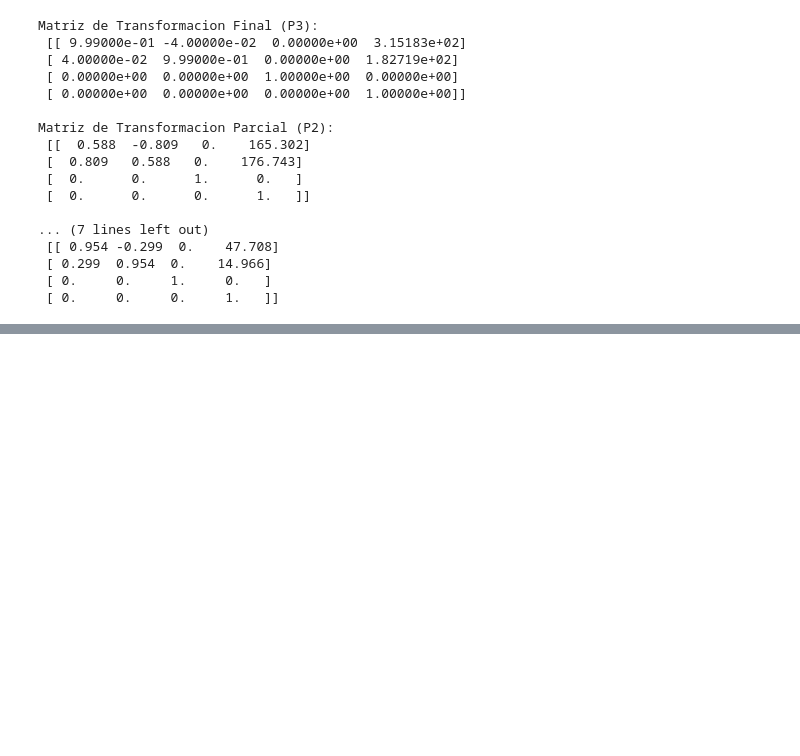
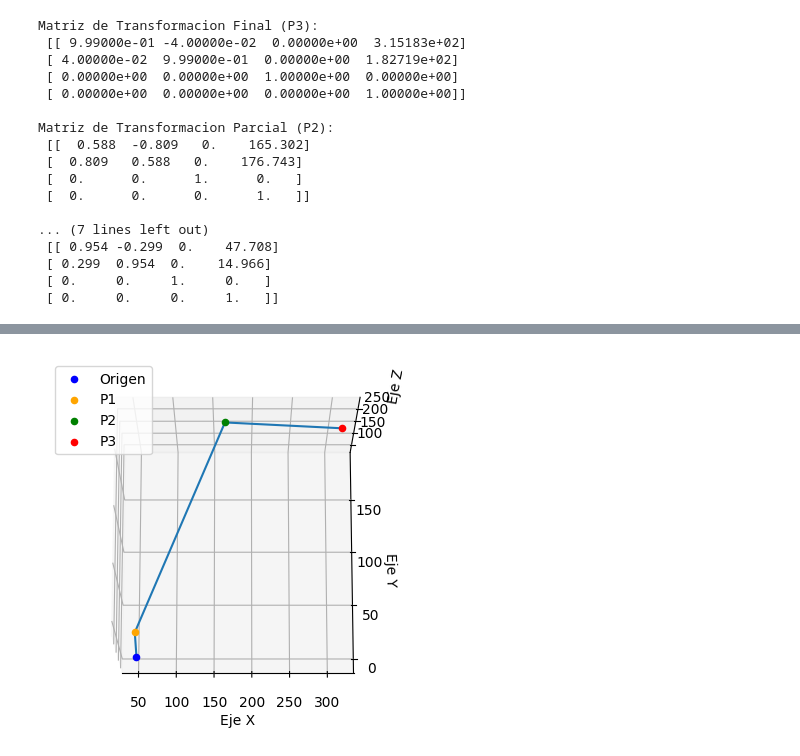
Before and after one commit to JuanjoRestrepo/Robotics, a Jupyter notebook: Corte 2/Cinematica Inversa/cinemativaInversa.ipynb, the cells around one changed output, grey strips where cells are left out. Drawn from its saved outputs; the diff is of its cells as text; code cells hidden in the pictures; blank space fills up the shorter version.

```diff
--- a/Corte 2/Cinematica Inversa/cinemativaInversa.ipynb
+++ b/Corte 2/Cinematica Inversa/cinemativaInversa.ipynb
@@ -367,0 +472,27 @@ plt.show()
+# %%
+
+figura = plt.figure()
+grafica = figura.add_subplot(111, projection='3d')
+grafica.scatter(xJ1, 0, Zp, c='blue', marker='o', label = 'Origen')
+grafica.scatter(xJ1, yJ1, Zp+a1, c='orange', marker='o', label = 'P1')
+grafica.scatter(xJ2, yJ2, Zp+a2, c='green', marker='o', label = 'P2')
+grafica.scatter(xJ3, yJ3, Zp+a3, c='red', marker='o', label = 'P3')
+
+
+X = np.array([xJ1, xJ1, xJ2, xJ3])
+Y = np.array([0, yJ1, yJ2, yJ3])
+Z = np.array([Zp, Zp+a1, Zp+a2, Zp+a3])
+
+
+#grafica.plot(X,Z)
+grafica.plot(X, Y, Z)
+grafica.set_xlabel('Eje X')
+grafica.set_ylabel('Eje Y')
+grafica.set_zlabel('Eje Z')
+grafica.legend()
+#grafica.view_init(50, 250)
+#grafica.view_init(0, -90) # PLANO XZ
+grafica.view_init(75, 270) #2D VIEW PLANO XY
+plt.show()
+# %% [output]
+[figure, added]
```
Also changed, not shown: parts of 17 cells of this notebook.
